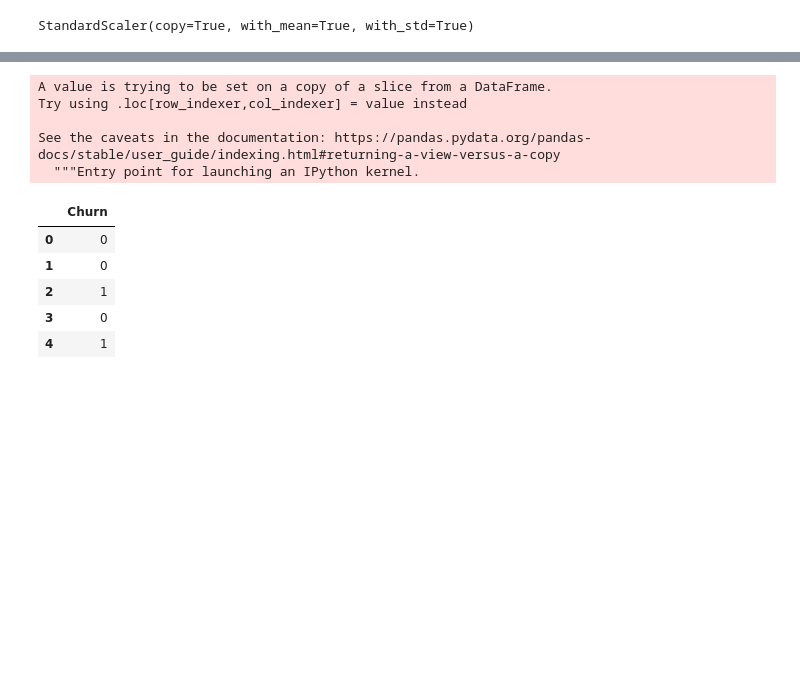
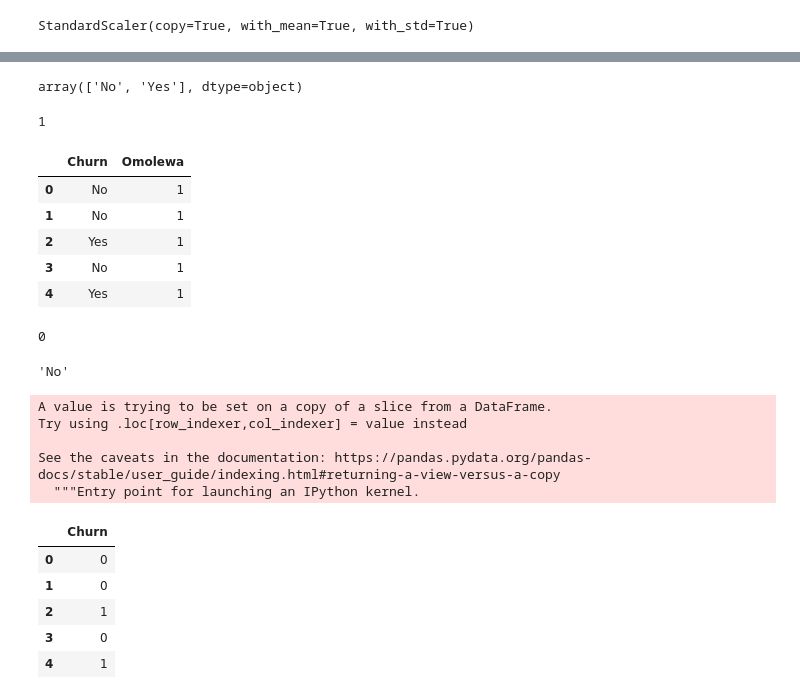
Before and after one commit to NextLmabda/classMaterials, a Jupyter notebook: projectDemo/DEMO/run.ipynb, the cells around one changed output, grey strips where cells are left out. Saved outputs shown, nothing was run; the diff lists cells and outputs as text; code cells hidden in the pictures; blank space fills up the shorter version.

```diff
--- a/projectDemo/DEMO/run.ipynb
+++ b/projectDemo/DEMO/run.ipynb
@@ -430,6 +278,35 @@ array([[-1.28024804, -1.16169394, -0.99419409, ..., -0.79684918,
+# %%
+y['Churn'].unique()
+# %% [output]
+array(['No', 'Yes'], dtype=object)
+# %%
+yp = y.copy()
 # %%
 # Check later
-convert = lambda x: 1 if x is 'Yes' else 0
+convert = lambda x: 0 if x is 'No' else 1
+# %%
+convert('Yes')
+# %% [output]
+1
+# %%
+yp['Omolewa'] = yp['Churn'].map(convert)
+# %%
+yp.head()
+# %% [output]
+|  | Churn | Omolewa |
+| 0 | No | 1 |
+| 1 | No | 1 |
+| 2 | Yes | 1 |
+| 3 | No | 1 |
+| 4 | Yes | 1 |
+# %%
+convert(y['Churn'][0])
+# %% [output]
+0
+# %%
+y['Churn'][0]
+# %% [output]
+'No'
 # %%
 dic = {'Yes': 1, 'No': 0}
 # %%
```
Also changed, not shown: parts of 42 cells of this notebook, 4 other files.
